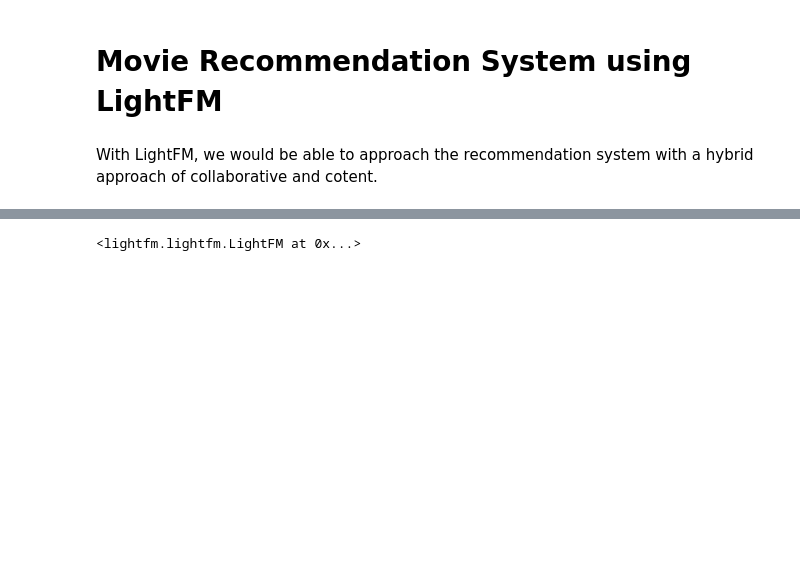
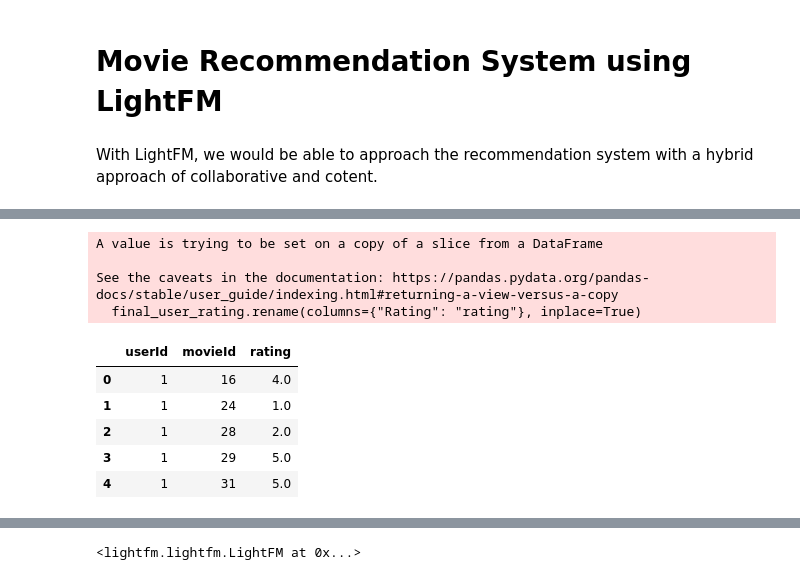
Before and after one commit to LarryTNguyen/MovieRecomendationProject, a Jupyter notebook: Research/movie_LightFM.ipynb, the cells around one changed output, grey strips where cells are left out. Drawn from its saved outputs; the diff is of its cells as text; code cells hidden in the pictures; blank space fills up the shorter version.

```diff
--- a/Research/movie_LightFM.ipynb
+++ b/Research/movie_LightFM.ipynb
@@ -46,6 +34,33 @@ s3.download_file(bucket_name, models_file, models_file)
 # %%
 ratings = pd.read_csv("ratings.csv")
 movies = pd.read_csv('../BigMovieData/ml-32m/movies.csv')
-# %%
-movies['genres'] = movies['genres'].apply(lambda x: x.split('|'))
-all_genres = sorted(set(g for genre_list in movies['genres'] for g in genre_list))
+# %%
+personal_ratings = pd.read_csv("../personal_letterboxd/ratings.csv")
+personal_ratings["Year"] = personal_ratings["Year"].astype(str)
+personal_ratings['title'] = personal_ratings["Name"] + " (" + personal_ratings['Year'] + ")"
+personal_ratings.head()
+
+user_rating_merged = personal_ratings.merge(
+    movies,
+    left_on=["title"],
+    right_on=["title"],
+    how="inner"
+)
+
+user_rating_merged['userId'] = 200949
+user_rating_merged.head()
+final_user_rating = user_rating_merged[['userId', 'movieId', 'Rating']]
+final_user_rating.rename(columns={"Rating": "rating"}, inplace=True)
+ratings = pd.concat([ratings, final_user_rating], ignore_index= True)
+
+# ratings = ratings.drop(columns="timestamp")
+ratings['userId'] = ratings['userId'].astype(int)
+ratings['movieId'] = ratings['movieId'].astype(int)
+ratings['rating'] = ratings['rating'].astype(float)
+ratings = ratings.dropna(subset=['userId', 'movieId', 'rating'])
+ratings = ratings.drop(columns="timestamp")
+# %% [output]
+A value is trying to be set on a copy of a slice from a DataFrame
+
+See the caveats in the documentation: https://pandas.pydata.org/pandas-docs/stable/user_guide/indexing.html#returning-a-view-versus-a-copy
+  final_user_rating.rename(columns={"Rating": "rating"}, inplace=True)
@@ -52,3 +77,13 @@ all_genres = sorted(set(g for genre_list in movies['genres'] for g in genre_list
+# %%
+# Movie IDs from ratings
+ratings['movieId'] = ratings['movieId'] - 1
+ratings_movie_ids = set(ratings['movieId'].unique())
+for movie_id in ratings_movie_ids:
+    if movie_id not in movie_id_to_genres:
+        movie_id_to_genres[movie_id] = ["Unknown"]
+# Movie IDs from the movies DataFrame (used in dataset.fit)
+movies_movie_ids = set(movies['movieId'])
+adjusted_movie_id_to_genres = {movie_id - 1: genres for movie_id, genres in movie_id_to_genres.items()}
 # %%
 dataset = Dataset()
 dataset.fit(
@@ -62,0 +94,9 @@ dataset.fit(
+# %%
+ratings.head()
+# %% [output]
+|  | userId | movieId | rating |
+| 0 | 1 | 16 | 4.0 |
+| 1 | 1 | 24 | 1.0 |
+| 2 | 1 | 28 | 2.0 |
+| 3 | 1 | 29 | 5.0 |
+| 4 | 1 | 31 | 5.0 |
```
Also changed, not shown: parts of 24 cells of this notebook, 52 other files.
